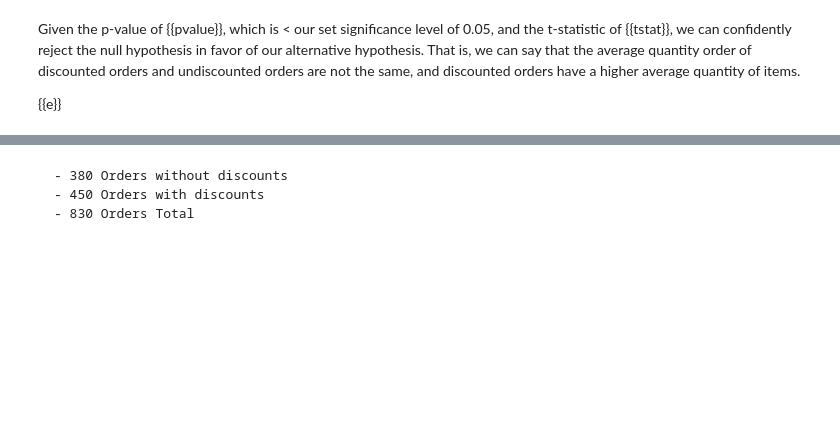
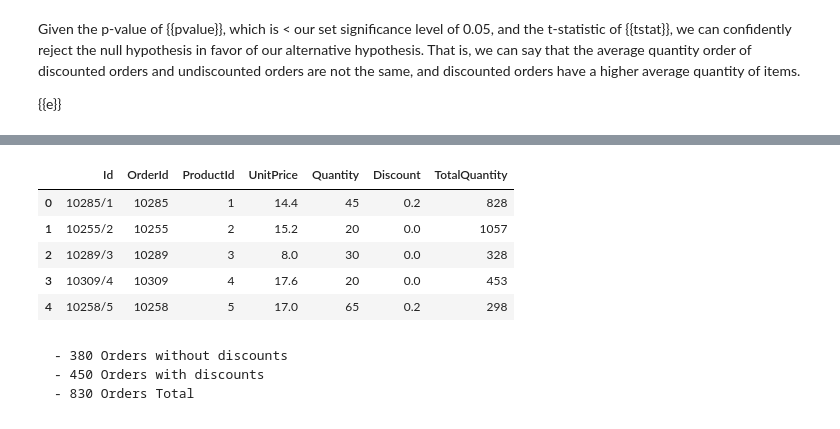
Before and after one commit to whitcrrd/dsc-2-final-project-online-ds-ft-021119, a Jupyter notebook: project-outline.ipynb, the cells around one changed output, grey strips where cells are left out. Cells and saved outputs as stored; diff of their text form; code cells hidden in the pictures; blank space fills up the shorter version.

Commit message:
query most ordered products; pausing; have product ids by order counts; need to compare quantities of productId discount v nondiscount next

```diff
--- a/project-outline.ipynb
+++ b/project-outline.ipynb
@@ -271,0 +318,15 @@ Given the p-value of {{pvalue}}, which is < our set significance level of 0.05,
+# %%
+# query OrderDetail table, count ProductId repetitions (unique per Order), group by ProductId
+product_query = session.query(OrderDetail,
+                              func.count(OrderDetail.ProductId
+                                        ).label("OrderCount")
+                              , func.sum(OrderDetail.Quantity
+                                        ).label("TotalQuantity")
+                             ).group_by(OrderDetail.ProductId).subquery()
+
+# sort the initial query by OrderCount DESC
+q = session.query(product_query
+                 ).order_by(product_query.c.OrderCount.desc())
+product_df = pd.read_sql(q.statement, engine)
+print(product_df.head())
+c = list(product_df.ProductId[0:3]) # top 3 productIds in the most orders
@@ -272,3 +351,12 @@ Given the p-value of {{pvalue}}, which is < our set significance level of 0.05,
+# %%
+product_df.head(5)
+# %% [output]
+|  | Id | OrderId | ProductId | UnitPrice | Quantity | Discount | TotalQuantity |
+| 0 | 10285/1 | 10285 | 1 | 14.4 | 45 | 0.2 | 828 |
+| 1 | 10255/2 | 10255 | 2 | 15.2 | 20 | 0.0 | 1057 |
+| 2 | 10289/3 | 10289 | 3 | 8.0 | 30 | 0.0 | 328 |
+| 3 | 10309/4 | 10309 | 4 | 17.6 | 20 | 0.0 | 453 |
+| 4 | 10258/5 | 10258 | 5 | 17.0 | 65 | 0.2 | 298 |
 # %% [markdown]
     - 380 Orders without discounts
     - 450 Orders with discounts
```
Also changed, not shown: parts of 9 cells of this notebook.
